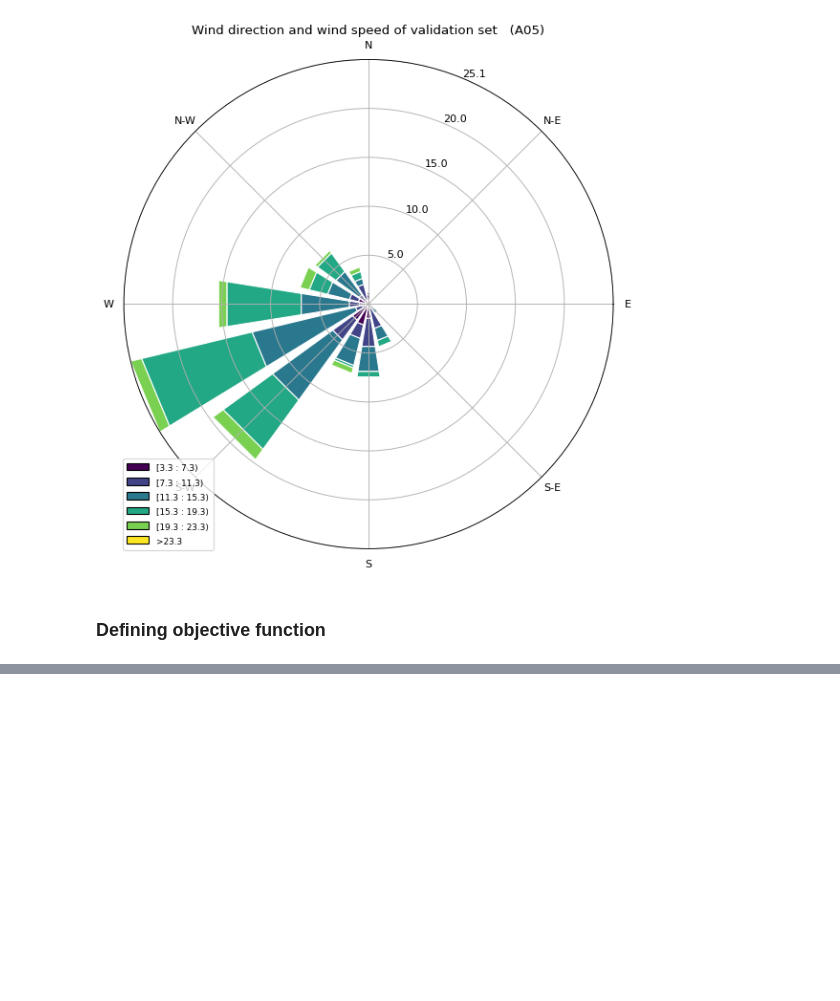
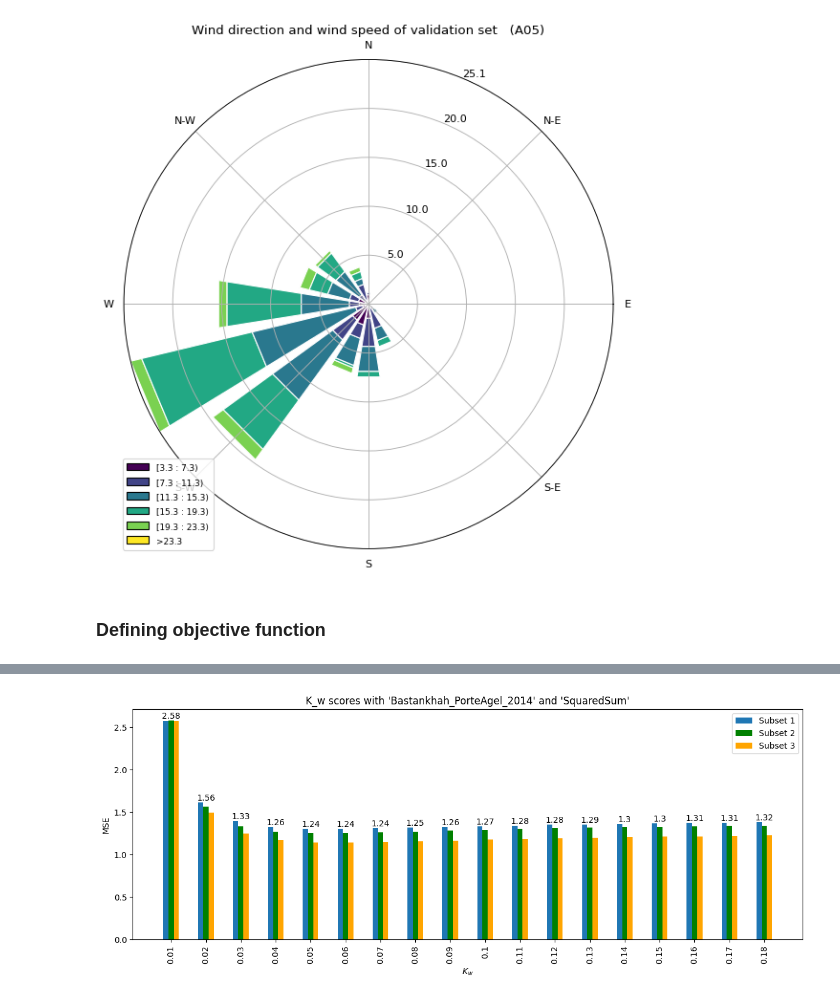
Before and after one commit to sondretb/Master-thesis---Wake-Scada-integration, a Jupyter notebook: wake_deficit_optimization.ipynb, the cells around one changed output, grey strips where cells are left out. Cells and saved outputs as stored; diff of their text form; code cells hidden in the pictures; blank space fills up the shorter version.

```diff
--- a/wake_deficit_optimization.ipynb
+++ b/wake_deficit_optimization.ipynb
@@ -99,0 +176,5 @@ print(test_mse)
+# %%
+plot_scores('Bastankhah_PorteAgel_2014', 'SquaredSum')
+plt.show()
+# %% [output]
+[figure, added]
```
Also changed, not shown: parts of 23 cells of this notebook, 1 other file.
